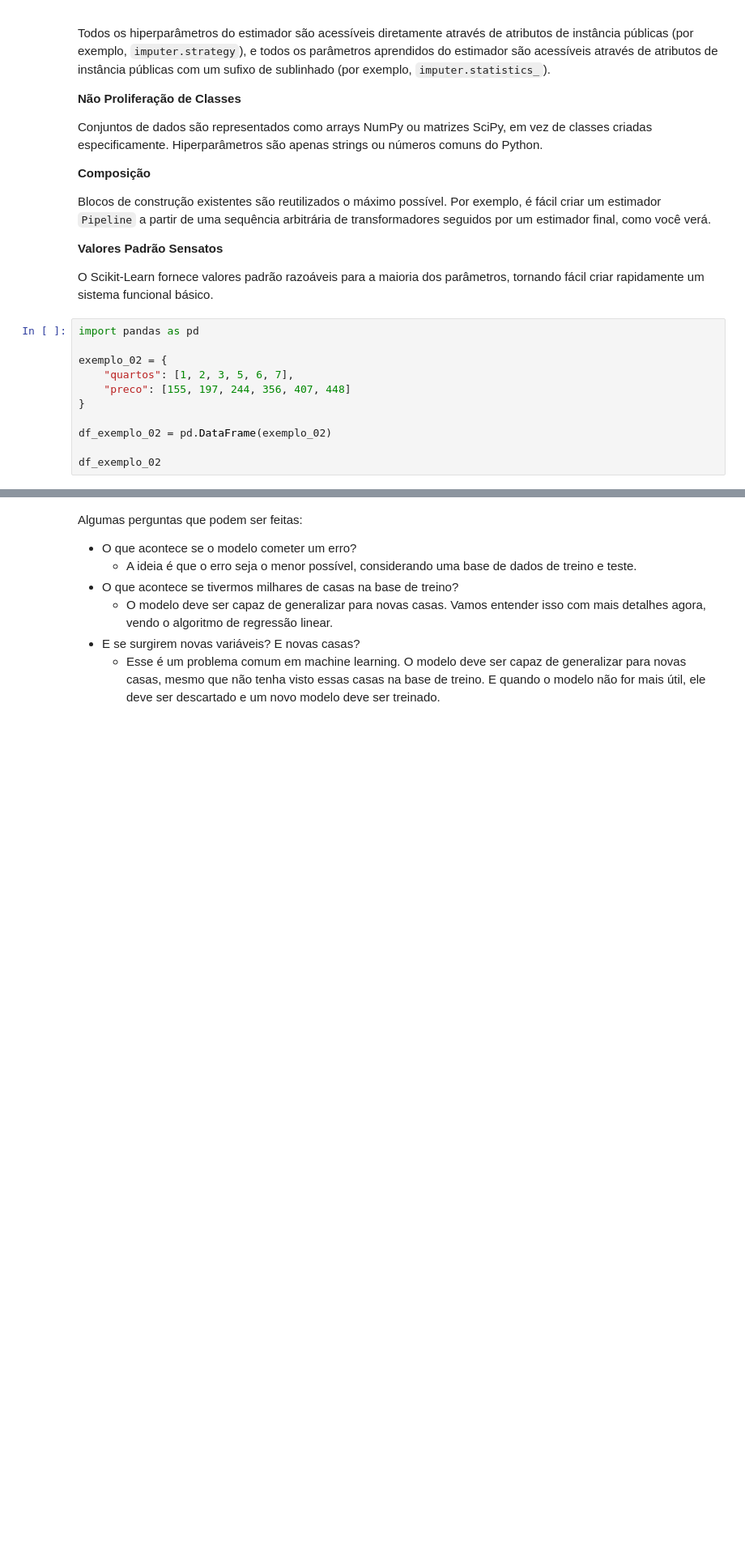
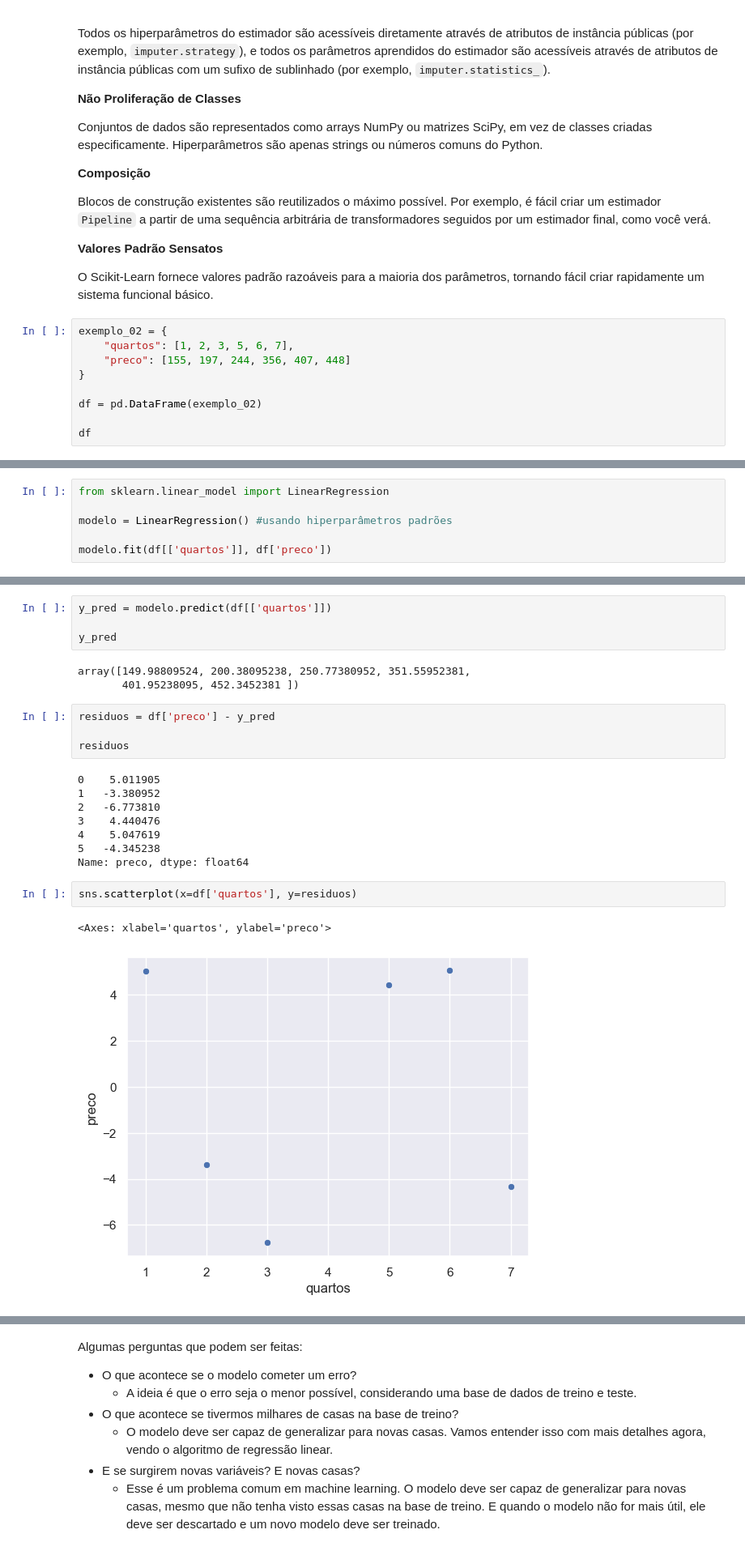
Before and after one commit to stephanyresque/Ciencia-de-dados-2, a Jupyter notebook: mes02/20_02_25.ipynb, the cells around one changed output, grey strips where cells are left out. Shown at 81% size. Saved outputs shown, nothing was run; the diff lists cells and outputs as text; blank space fills up the shorter version.

```diff
--- a/mes02/20_02_25.ipynb
+++ b/mes02/20_02_25.ipynb
@@ -250,13 +250,11 @@ Blocos de construção existentes são reutilizados o máximo possível. Por exe
 
 O Scikit-Learn fornece valores padrão razoáveis para a maioria dos parâmetros, tornando fácil criar rapidamente um sistema funcional básico.
 # %%
-import pandas as pd
-
 exemplo_02 = {
     "quartos": [1, 2, 3, 5, 6, 7],
     "preco": [155, 197, 244, 356, 407, 448]
 }
 
-df_exemplo_02 = pd.DataFrame(exemplo_02)
+df = pd.DataFrame(exemplo_02)
 
-df_exemplo_02
+df
@@ -266,0 +273,6 @@ https://scikit-learn.org/stable/modules/model_evaluation.html#regression-metrics
+# %%
+from sklearn.linear_model import LinearRegression
+
+modelo = LinearRegression() #usando hiperparâmetros padrões
+
+modelo.fit(df[['quartos']], df['preco'])
@@ -266,0 +303,24 @@ https://scikit-learn.org/stable/modules/model_evaluation.html#regression-metrics
+# %%
+y_pred = modelo.predict(df[['quartos']])
+
+y_pred
+# %% [output]
+array([149.98809524, 200.38095238, 250.77380952, 351.55952381,
+       401.95238095, 452.3452381 ])
+# %%
+residuos = df['preco'] - y_pred
+
+residuos
+# %% [output]
+0    5.011905
+1   -3.380952
+2   -6.773810
+3    4.440476
+4    5.047619
+5   -4.345238
+Name: preco, dtype: float64
+# %%
+sns.scatterplot(x=df['quartos'], y=residuos)
+# %% [output]
+<Axes: xlabel='quartos', ylabel='preco'>
+[figure, added]
```
Also changed, not shown: parts of 13 cells of this notebook.
